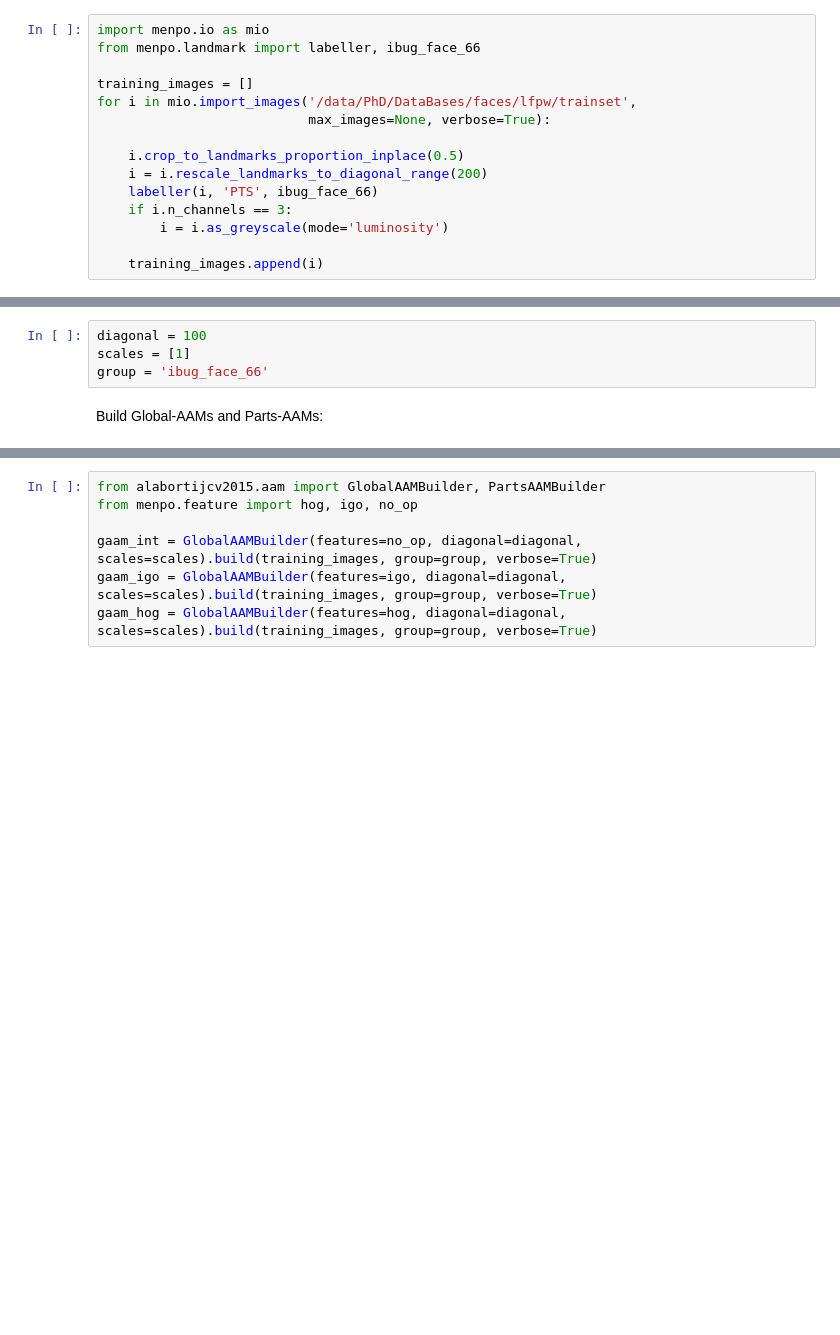
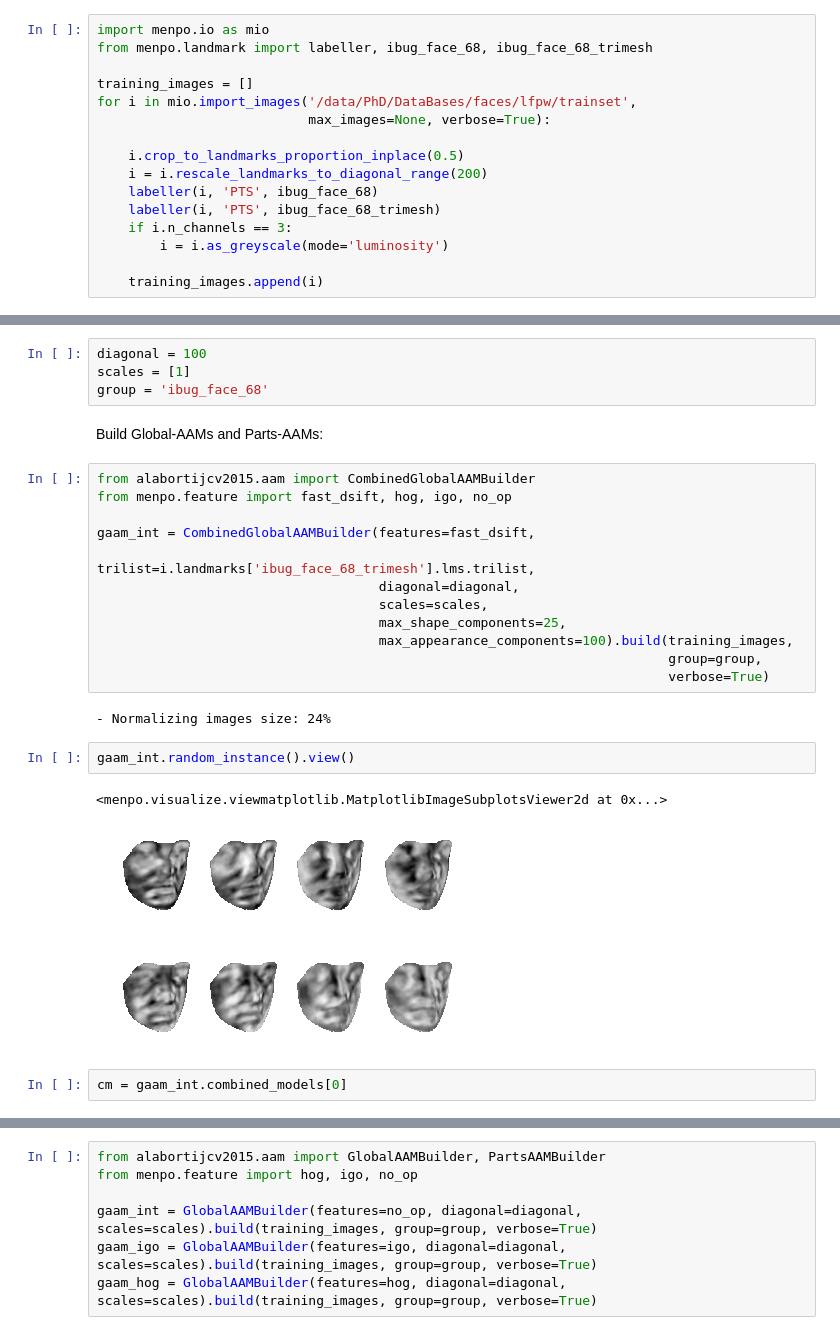
Before and after one commit to patricksnape/alabortijcv2015, a Jupyter notebook: notebooks/AAMsTutorial/Build alabortijcv2015-AAMs.ipynb, the cells around one changed output, grey strips where cells are left out. Cells and saved outputs as stored; diff of their text form; blank space fills up the shorter version.

Commit message:
Start combined AAMs optimization

```diff
--- a/notebooks/AAMsTutorial/Build alabortijcv2015-AAMs.ipynb
+++ b/notebooks/AAMsTutorial/Build alabortijcv2015-AAMs.ipynb
@@ -4,7 +4,7 @@
 Load training data:
 # %%
 import menpo.io as mio
-from menpo.landmark import labeller, ibug_face_66
+from menpo.landmark import labeller, ibug_face_68, ibug_face_68_trimesh
 
 training_images = []
 for i in mio.import_images('/data/PhD/DataBases/faces/lfpw/trainset',
@@ -12,7 +12,8 @@ for i in mio.import_images('/data/PhD/DataBases/faces/lfpw/trainset',
 
     i.crop_to_landmarks_proportion_inplace(0.5)
     i = i.rescale_landmarks_to_diagonal_range(200)
-    labeller(i, 'PTS', ibug_face_66)
+    labeller(i, 'PTS', ibug_face_68)
+    labeller(i, 'PTS', ibug_face_68_trimesh)
     if i.n_channels == 3:
         i = i.as_greyscale(mode='luminosity')
 
@@ -24,6 +25,27 @@ Set common parameters:
 # %%
 diagonal = 100
 scales = [1]
-group = 'ibug_face_66'
+group = 'ibug_face_68'
 # %% [markdown]
 Build Global-AAMs and Parts-AAMs:
+# %%
+from alabortijcv2015.aam import CombinedGlobalAAMBuilder
+from menpo.feature import fast_dsift, hog, igo, no_op
+
+gaam_int = CombinedGlobalAAMBuilder(features=fast_dsift,
+                                    trilist=i.landmarks['ibug_face_68_trimesh'].lms.trilist,
+                                    diagonal=diagonal,
+                                    scales=scales,
+                                    max_shape_components=25,
+                                    max_appearance_components=100).build(training_images,
+                                                                         group=group,
+                                                                         verbose=True)
+# %% [output]
+- Normalizing images size: 24%
+# %%
+gaam_int.random_instance().view()
+# %% [output]
+<menpo.visualize.viewmatplotlib.MatplotlibImageSubplotsViewer2d at 0x...>
+[figure, added]
+# %%
+cm = gaam_int.combined_models[0]
```
Also changed, not shown: parts of 2 cells of this notebook, 1 other file.
